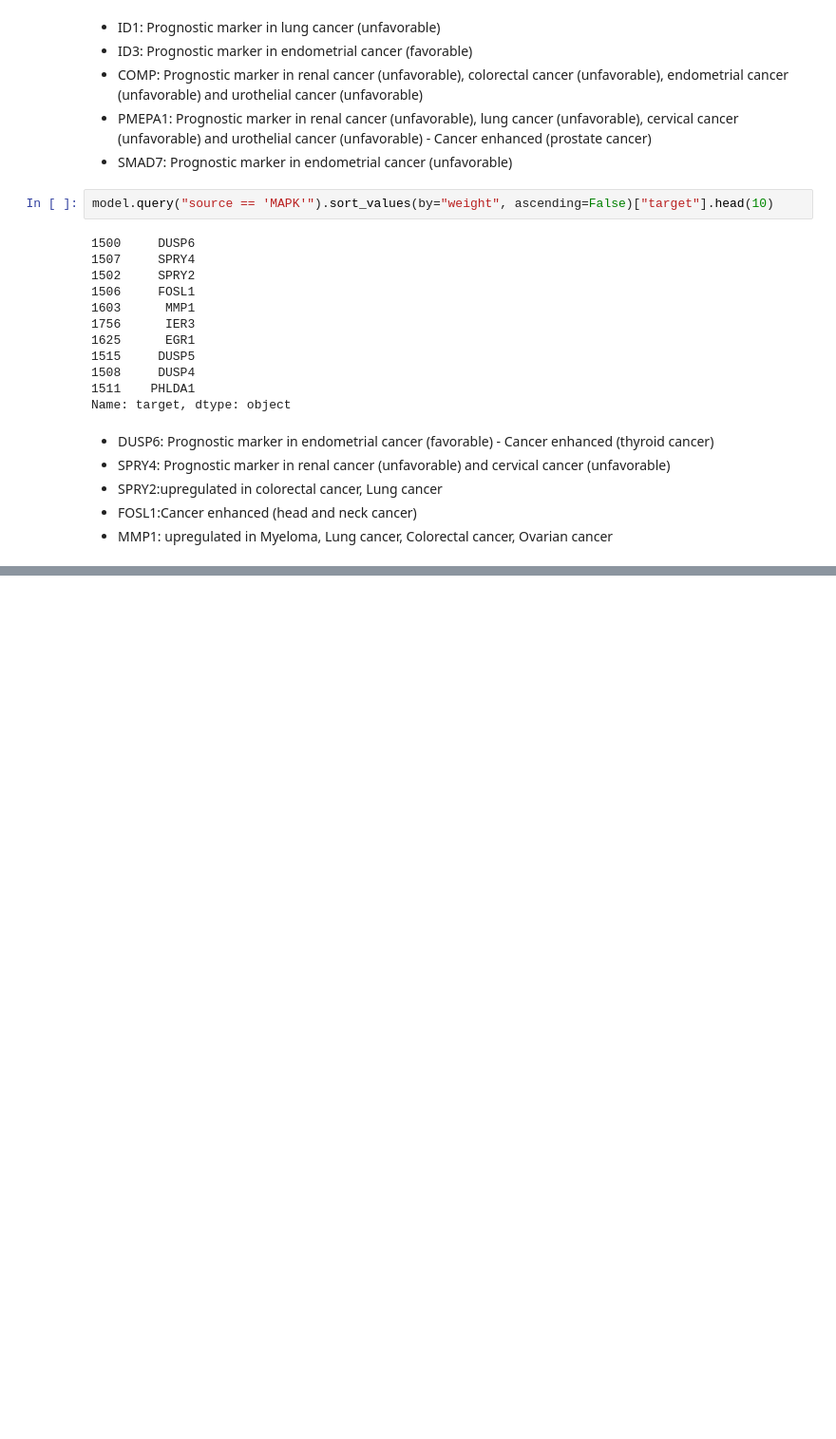
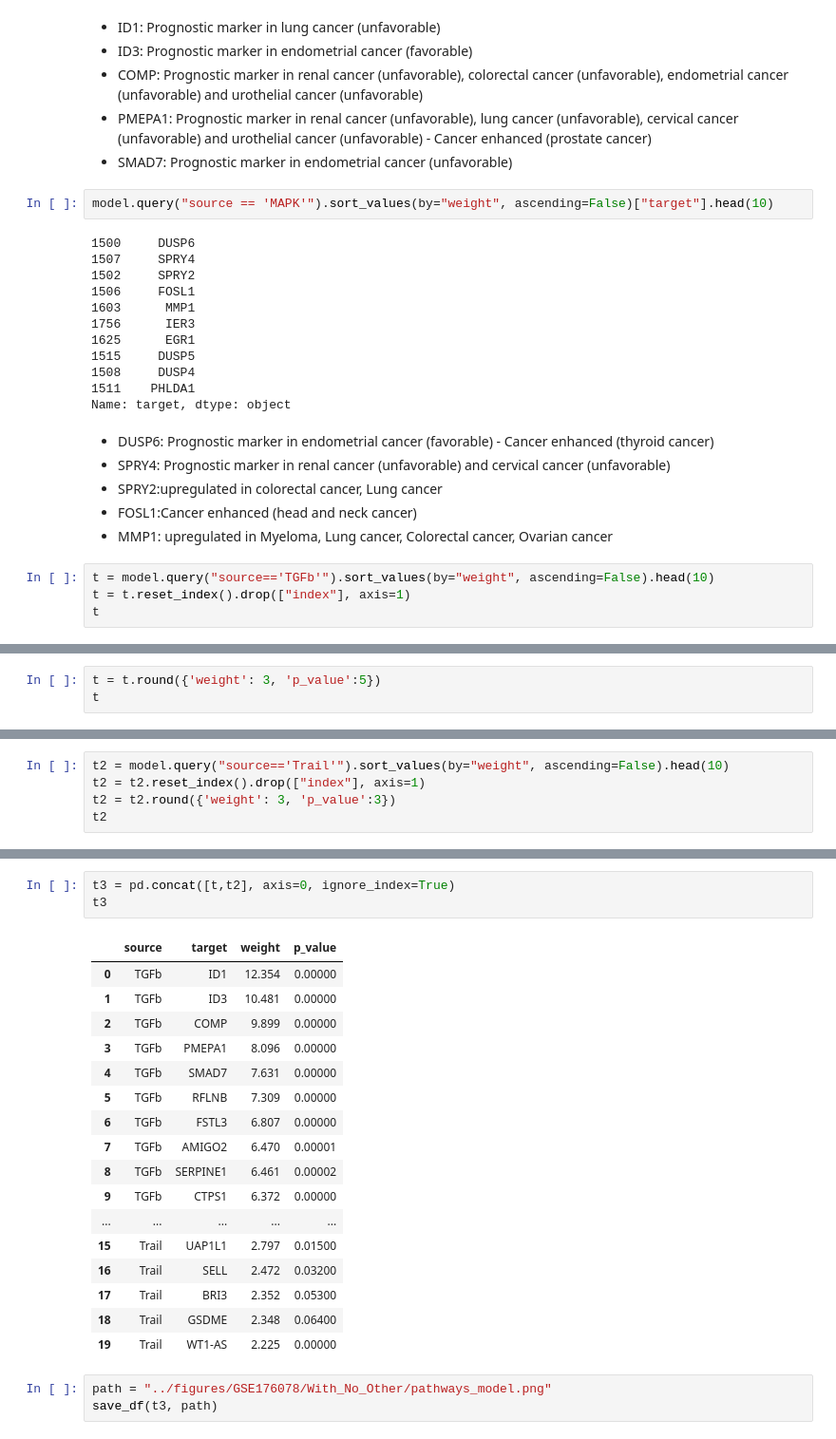
Before and after one commit to ygrepo/compbio_project, a Jupyter notebook: code/TCGA_GSE176078_Pathway_Inference.ipynb, the cells around one changed output, grey strips where cells are left out. Shown at 95% size. Drawn from its saved outputs; the diff is of its cells as text; blank space fills up the shorter version.

Commit message:
Updates figures and report

```diff
--- a/code/TCGA_GSE176078_Pathway_Inference.ipynb
+++ b/code/TCGA_GSE176078_Pathway_Inference.ipynb
@@ -145,3 +147,7 @@ Name: target, dtype: object
 * SPRY2:upregulated in colorectal cancer, Lung cancer
 * FOSL1:Cancer enhanced (head and neck cancer)
 * MMP1: upregulated in Myeloma, Lung cancer, Colorectal cancer, Ovarian cancer
+# %%
+t = model.query("source=='TGFb'").sort_values(by="weight", ascending=False).head(10)
+t = t.reset_index().drop(["index"], axis=1)
+t
@@ -147,0 +178,3 @@ Name: target, dtype: object
+# %%
+t = t.round({'weight': 3, 'p_value':5})
+t
@@ -147,0 +193,5 @@ Name: target, dtype: object
+# %%
+t2 = model.query("source=='Trail'").sort_values(by="weight", ascending=False).head(10)
+t2 = t2.reset_index().drop(["index"], axis=1)
+t2 = t2.round({'weight': 3, 'p_value':3})
+t2
@@ -147,0 +210,24 @@ Name: target, dtype: object
+# %%
+t3 = pd.concat([t,t2], axis=0, ignore_index=True)
+t3
+# %% [output]
+|  | source | target | weight | p_value |
+| 0 | TGFb | ID1 | 12.354 | 0.00000 |
+| 1 | TGFb | ID3 | 10.481 | 0.00000 |
+| 2 | TGFb | COMP | 9.899 | 0.00000 |
+| 3 | TGFb | PMEPA1 | 8.096 | 0.00000 |
+| 4 | TGFb | SMAD7 | 7.631 | 0.00000 |
+| 5 | TGFb | RFLNB | 7.309 | 0.00000 |
+| 6 | TGFb | FSTL3 | 6.807 | 0.00000 |
+| 7 | TGFb | AMIGO2 | 6.470 | 0.00001 |
+| 8 | TGFb | SERPINE1 | 6.461 | 0.00002 |
+| 9 | TGFb | CTPS1 | 6.372 | 0.00000 |
+| ... | ... | ... | ... | ... |
+| 15 | Trail | UAP1L1 | 2.797 | 0.01500 |
+| 16 | Trail | SELL | 2.472 | 0.03200 |
+| 17 | Trail | BRI3 | 2.352 | 0.05300 |
+| 18 | Trail | GSDME | 2.348 | 0.06400 |
+| 19 | Trail | WT1-AS | 2.225 | 0.00000 |
+# %%
+path = "../figures/GSE176078/With_No_Other/pathways_model.png"
+save_df(t3, path)
```
Also changed, not shown: parts of 5 cells of this notebook, 7 other files.
